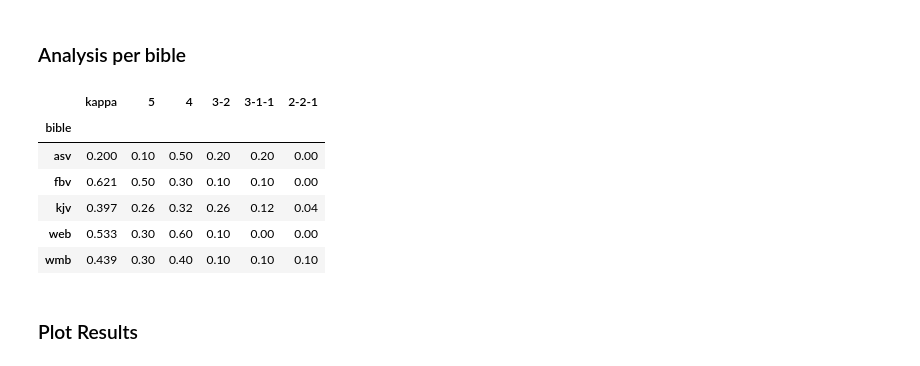
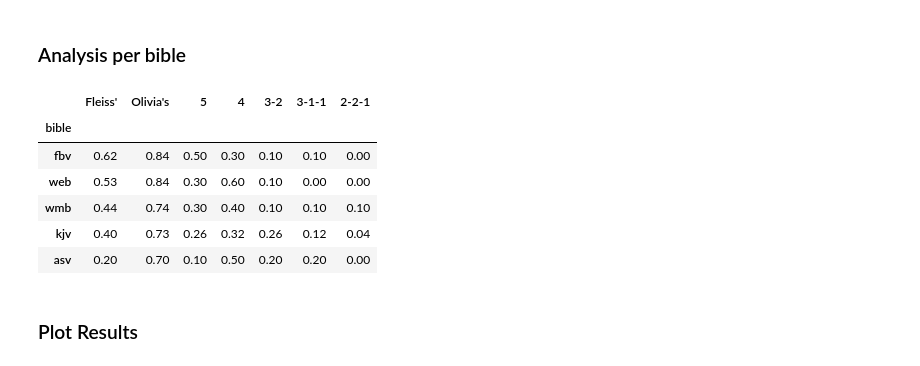
Before and after one commit to camerontredoux/nlp-bible-sa, a Jupyter notebook: annotation_analysis/agreement.ipynb, the cells around one changed output. Saved outputs shown, nothing was run; the diff lists cells and outputs as text; code cells hidden in the pictures.

Commit message:
Add Olivia's kappa

```diff
--- a/annotation_analysis/agreement.ipynb
+++ b/annotation_analysis/agreement.ipynb
@@ -171,0 +133,16 @@ df
+# %%
+def add_simple(df: DataFrame) -> DataFrame:
+    df["simple"] = [
+        (row[LABELS].max() - row[LABELS].min()) / len(NAMES) for i, row in df.iterrows()
+    ]
+    return df
+
+
+def olivia(df: DataFrame) -> DataFrame:
+    return df["simple"].mean()
+# %%
+df = add_P_i(counted)
+df = add_simple(df)
+
+# selection to show all the variations of agreement
+df[37:42].sort_values("P_i", ascending=False)
@@ -197,49 +182,56 @@ def get_agreement_distribution(df: DataFrame) -> dict:
 
 
 def get_data_per_bible(df: DataFrame) -> DataFrame:
-    kappas = []
+    fleiss_kappa = []
+    olivia_kappa = []
+
     agreement_types = {
         "5": [],
         "4": [],
         "3-2": [],
         "3-1-1": [],
         "2-2-1": [],
     }
 
     for bible in BIBLES:
         bible_df = df.loc[bible]
 
         # get fleiss' kappa
         k = fleiss(bible_df)
-        kappas.append(k)
+        fleiss_kappa.append(k)
+
+        # get olivia's kappa
+        o = olivia(bible_df)
+        olivia_kappa.append(o)
 
         # get agreement types
         vals = get_agreement_distribution(bible_df)
         for key, val in vals.items():
             agreement_types[key].append(val)
 
     # make a dataframe
     df = DataFrame(agreement_types, index=BIBLES)
     df.index.name = "bible"
 
-    # add Fleiss' kappa column
-    df["kappa"] = [f"{k:.3f}" for k in kappas]
+    # add kappa columns
+    df["Fleiss'"] = [f"{k:.2f}" for k in fleiss_kappa]
+    df["Olivia's"] = [f"{o:.2f}" for o in olivia_kappa]
 
     # reorder the columns
-    return df[["kappa", "5", "4", "3-2", "3-1-1", "2-2-1"]]
+    return df[["Fleiss'", "Olivia's", "5", "4", "3-2", "3-1-1", "2-2-1"]]
 
 
 ag = get_data_per_bible(df)
 ag.to_csv("translation_agreement.csv")
-ag
+ag.sort_values("Fleiss'", ascending=False)
 # %% [output]
-|  | kappa | 5 | 4 | 3-2 | 3-1-1 | 2-2-1 |
-| bible |  |  |  |  |  |  |
-| asv | 0.200 | 0.10 | 0.50 | 0.20 | 0.20 | 0.00 |
-| fbv | 0.621 | 0.50 | 0.30 | 0.10 | 0.10 | 0.00 |
-| kjv | 0.397 | 0.26 | 0.32 | 0.26 | 0.12 | 0.04 |
-| web | 0.533 | 0.30 | 0.60 | 0.10 | 0.00 | 0.00 |
-| wmb | 0.439 | 0.30 | 0.40 | 0.10 | 0.10 | 0.10 |
+|  | Fleiss' | Olivia's | 5 | 4 | 3-2 | 3-1-1 | 2-2-1 |
+| bible |  |  |  |  |  |  |  |
+| fbv | 0.62 | 0.84 | 0.50 | 0.30 | 0.10 | 0.10 | 0.00 |
+| web | 0.53 | 0.84 | 0.30 | 0.60 | 0.10 | 0.00 | 0.00 |
+| wmb | 0.44 | 0.74 | 0.30 | 0.40 | 0.10 | 0.10 | 0.10 |
+| kjv | 0.40 | 0.73 | 0.26 | 0.32 | 0.26 | 0.12 | 0.04 |
+| asv | 0.20 | 0.70 | 0.10 | 0.50 | 0.20 | 0.20 | 0.00 |
 # %% [markdown]
 ### Plot Results
 # %%
```
Also changed, not shown: parts of 4 cells of this notebook, 1 other file.
